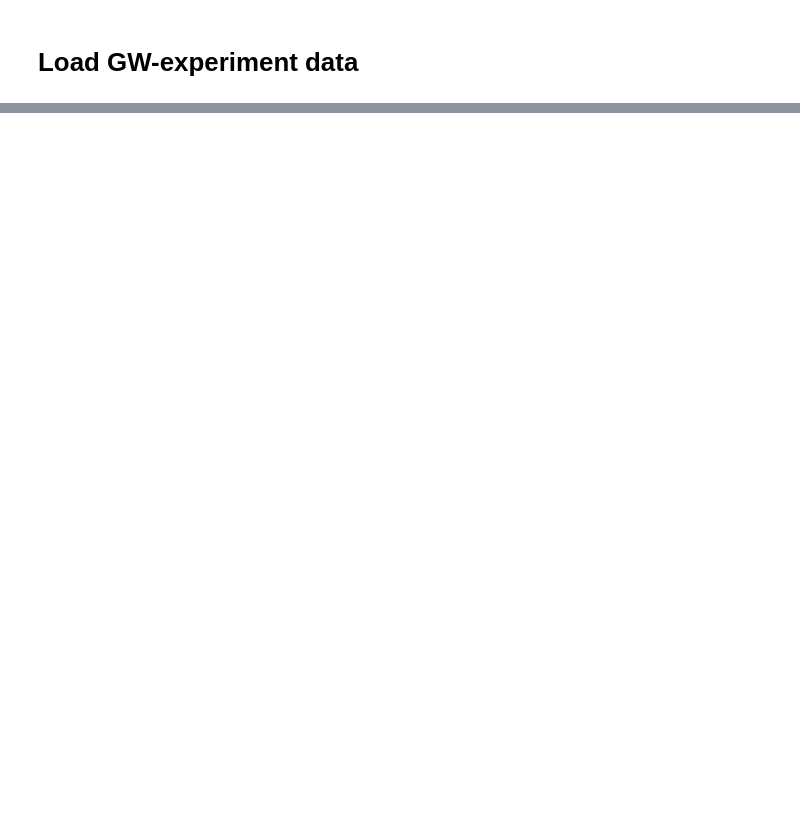
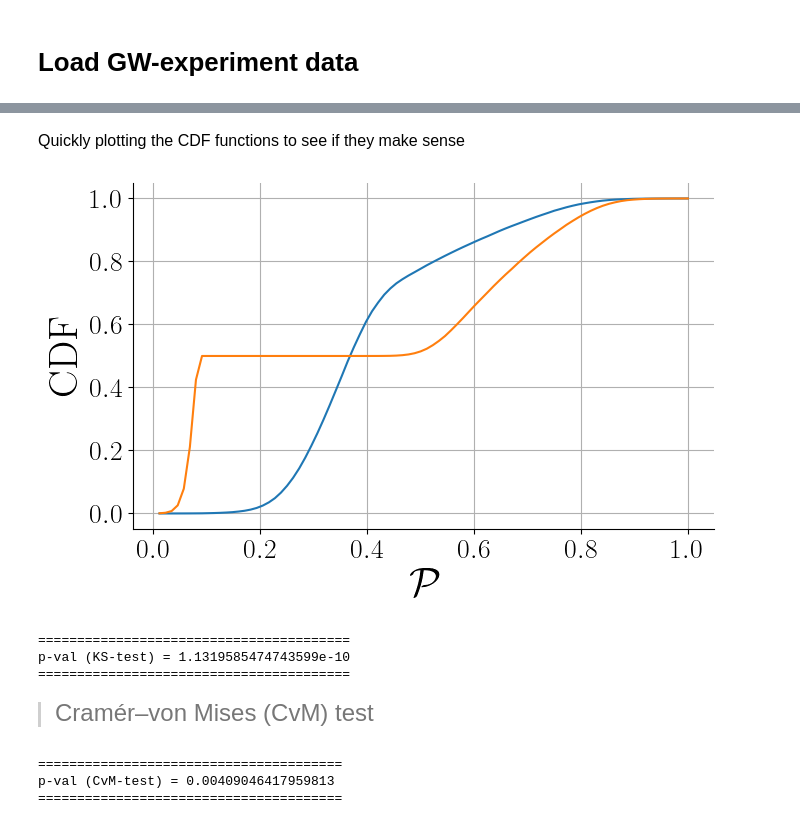
Before and after one commit to Mrazi09/Prominence-GW-discriminator, a Jupyter notebook: prominence.ipynb, the cells around one changed output, grey strips where cells are left out. Saved outputs shown, nothing was run; the diff lists cells and outputs as text; code cells hidden in the pictures; blank space fills up the shorter version.

```diff
--- a/prominence.ipynb
+++ b/prominence.ipynb
@@ -796,0 +462,80 @@ p-val (CvM-test) = 0.00632638212537906
+# %% [markdown]
+<font size="3"> Quickly plotting the CDF functions to see if they make sense </font>
+# %%
+plt.plot(c1,data1)
+plt.plot(c2,data2)
+plt.ylabel(r'$\mathrm{CDF}$', fontsize=30)
+plt.xlabel(r'$\mathcal{P}$', fontsize=30)
+plt.grid()
+# %% [output]
+[figure, added]
+# %%
+# KS-test p-val (code from scipy)
+n1 = data1.shape[0]
+n2 = data2.shape[0]
+
+data_all = np.concatenate([data1, data2])
+# using searchsorted solves equal data problem
+cdf1 = np.searchsorted(data1, data_all, side='right') / n1
+cdf2 = np.searchsorted(data2, data_all, side='right') / n2
+cddiffs = data1 - data2
+
+
+m, n = sorted([float(n1), float(n2)], reverse=True)
+en = m * n / (m + n)
+d = np.max( (np.abs(cddiffs.min()), np.abs(cddiffs.max())) )
+p_value_KS = scipy.stats.distributions.kstwo.sf(d, np.round(en))
+print("========================================")
+print("p-val (KS-test) = {}".format(p_value_KS))
+print("========================================")
+# %% [output]
+========================================
+p-val (KS-test) = 1.1319585474743599e-10
+========================================
+# %% [markdown]
+>  <font size="5"> Cramér–von Mises (CvM) test </font>
+# %%
+############ CVM-test p-val ############
+xa = np.cumsum(counts_Sig1)/np.sum(counts_Sig1)
+ya = np.cumsum(counts_Sig2)/np.sum(counts_Sig2)
+nx = len(xa)
+ny = len(ya)
+
+# get ranks of x and y in the pooled sample
+z = np.concatenate([xa, ya])
+# in case of ties, use midrank (see [1])
+r = scipy.stats.rankdata(z, method='average')
+rx = r[:nx]
+ry = r[nx:]
+
+# compute U (eq. 10 in [2])
+u = nx * np.sum((rx - np.arange(1, nx+1))**2)
+u += ny * np.sum((ry - np.arange(1, ny+1))**2)
+
+# compute T (eq. 9 in [2])
+k, N1 = nx*ny, nx + ny
+t = u / (k*N1) - (4*k - 1)/(6*N1)
+
+# compute expected value and variance of T (eq. 11 and 14 in [2])
+et = (1 + 1/N1)/6
+vt = (N1+1) * (4*k*N1 - 3*(nx**2 + ny**2) - 2*k)
+vt = vt / (45 * N1**2 * 4 * k)
+
+# computed the normalized statistic (eq. 15 in [2])
+tn = 1/6 + (t - et) / np.sqrt(45 * vt)
+
+# approximate distribution of tn with limiting distribution
+# of the one-sample test statistic
+# if tn < 0.003, the _cdf_cvm_inf(tn) < 1.28*1e-18, return 1.0 directly
+if tn < 0.003:
+    p_value_CVM = 1.0
+else:
+    p_value_CVM = max(0, 1. - scipy.stats._hypotests._cdf_cvm_inf(tn))
+
+print("=======================================")
+print("p-val (CvM-test) = {}".format(p_value_CVM))
+print("=======================================")
+# %% [output]
+=======================================
+p-val (CvM-test) = 0.00409046417959813
+=======================================
```
Also changed, not shown: parts of 32 cells of this notebook.
